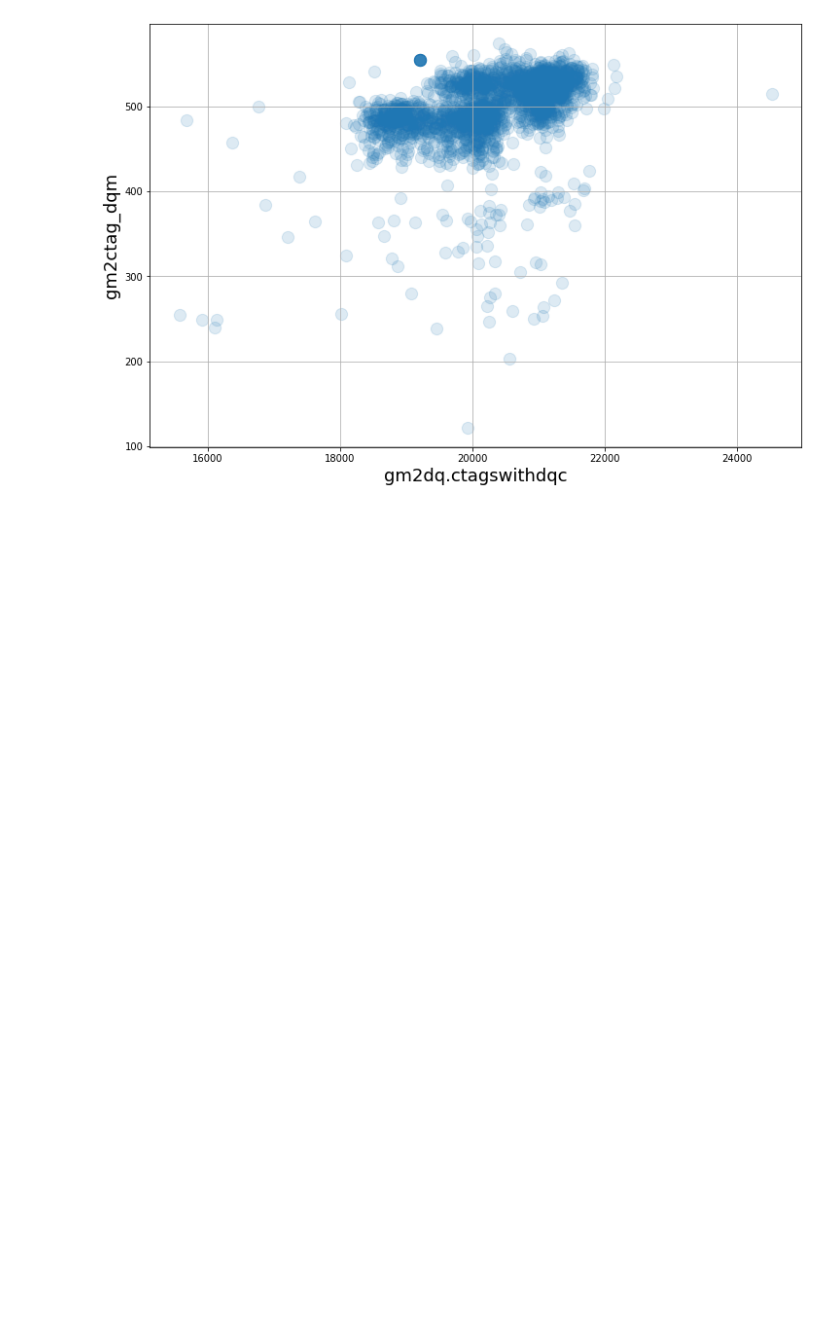
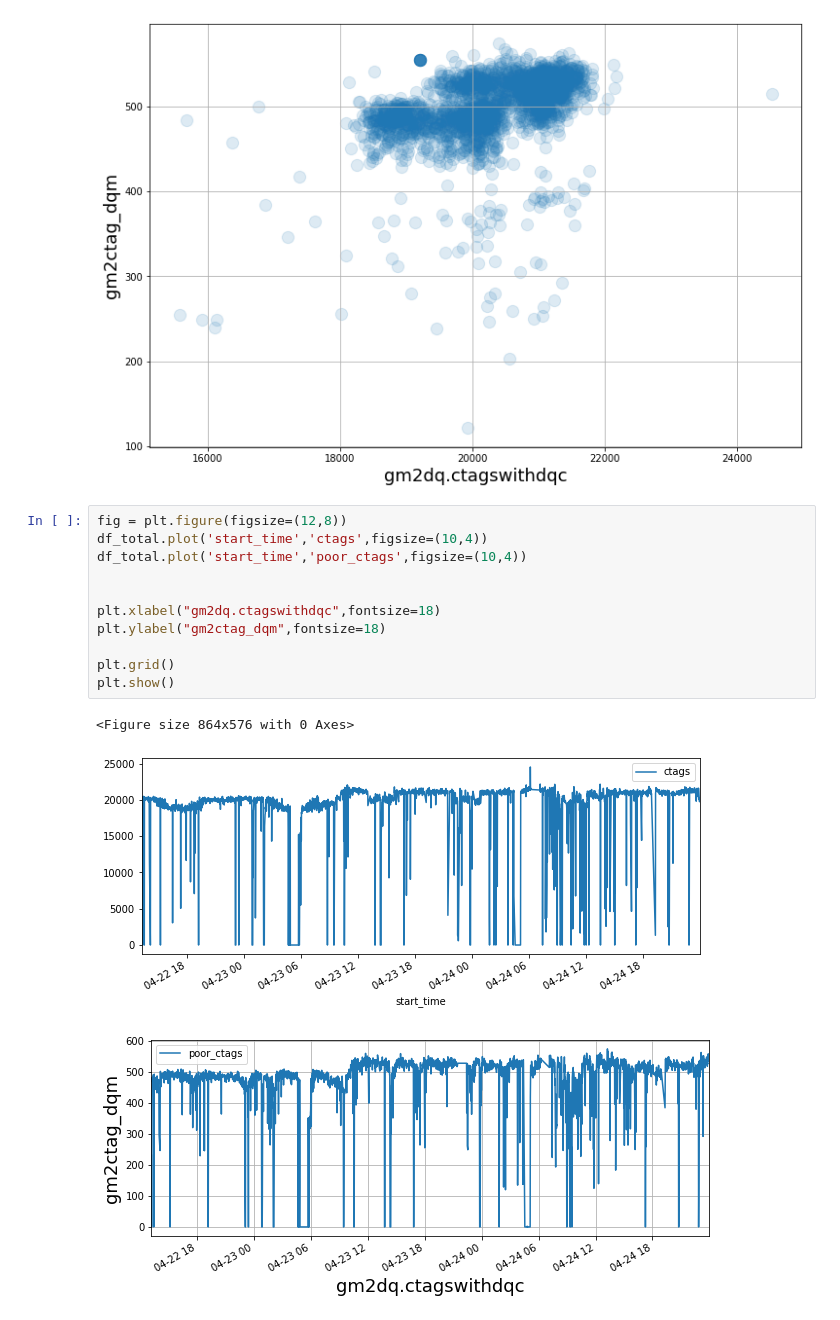
Before and after one commit to jasonbono/MuonConvolution, a Jupyter notebook: muon_info/database_demo.ipynb, the cells around one changed output. Saved outputs shown, nothing was run; the diff lists cells and outputs as text; blank space fills up the shorter version.

```diff
--- a/muon_info/database_demo.ipynb
+++ b/muon_info/database_demo.ipynb
@@ -343,3 +343,18 @@ plt.grid()
 plt.show()
 # %% [output]
 [figure]
+# %%
+fig = plt.figure(figsize=(12,8))
+df_total.plot('start_time','ctags',figsize=(10,4))
+df_total.plot('start_time','poor_ctags',figsize=(10,4))
+
+
+plt.xlabel("gm2dq.ctagswithdqc",fontsize=18)
+plt.ylabel("gm2ctag_dqm",fontsize=18)
+
+plt.grid()
+plt.show()
+# %% [output]
+<Figure size 864x576 with 0 Axes>
+[figure, added]
+[figure, added]
```
Also changed, not shown: 4 other files.
